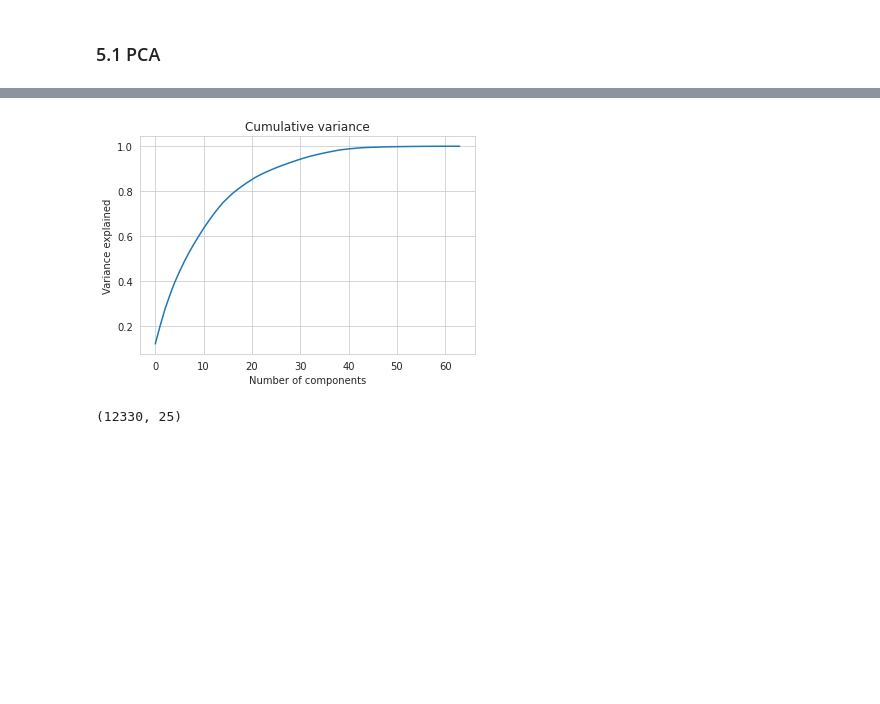
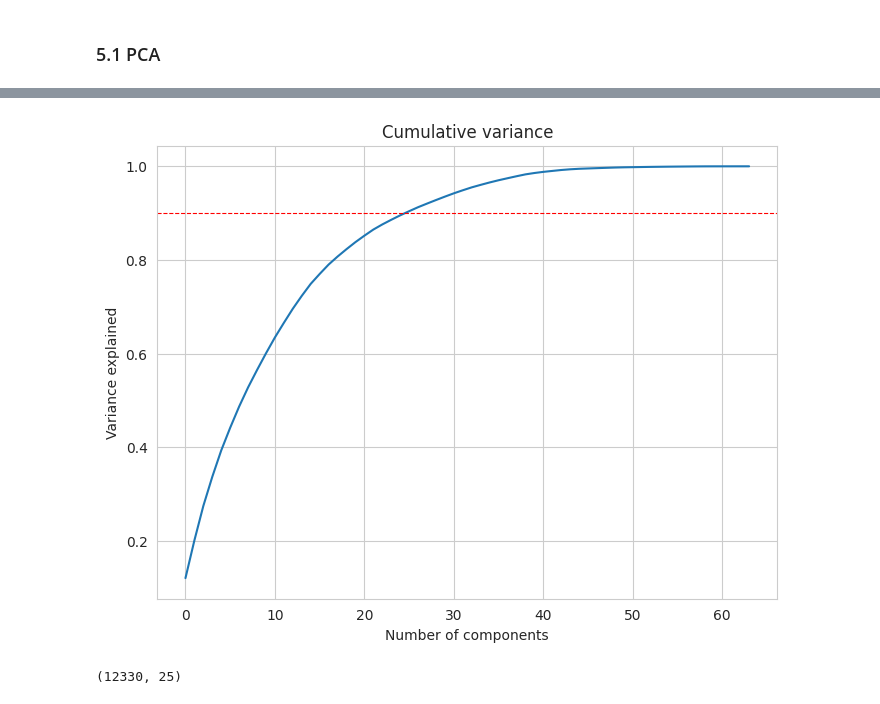
Before and after one commit to andrerubeis/andrerubeis, a Jupyter notebook: final_project_MML.ipynb, the cells around one changed output, grey strips where cells are left out. Drawn from its saved outputs; the diff is of its cells as text; code cells hidden in the pictures; blank space fills up the shorter version.

```diff
--- a/final_project_MML.ipynb
+++ b/final_project_MML.ipynb
@@ -546,7 +546,9 @@ cumvar = np.cumsum(PCA_df.explained_variance_ratio_)
 n_comp =  np.argmax(cumvar > .9)
 
 #Plotting cumulative variance
+plt.figure(figsize=(8, 6), dpi=100)
 plt.plot(cumvar)
+plt.axhline(y=0.9, color='r', lw=0.8,linestyle='--')
 plt.title('Cumulative variance')
 plt.xlabel('Number of components')
 plt.ylabel('Variance explained')
@@ -556,4 +558,4 @@ print(f"{cumvar[n_comp]} expressed by {n_comp} components")
-[figure, old version]
+[figure, new version]
 # %%
 # construct new dataset with 90% of variance explained.
 X_pca = np.dot(scaled_df.drop('Revenue',axis=1), PCA_df.components_[:n_comp,:].T)
```
Also changed, not shown: parts of 38 cells of this notebook.
